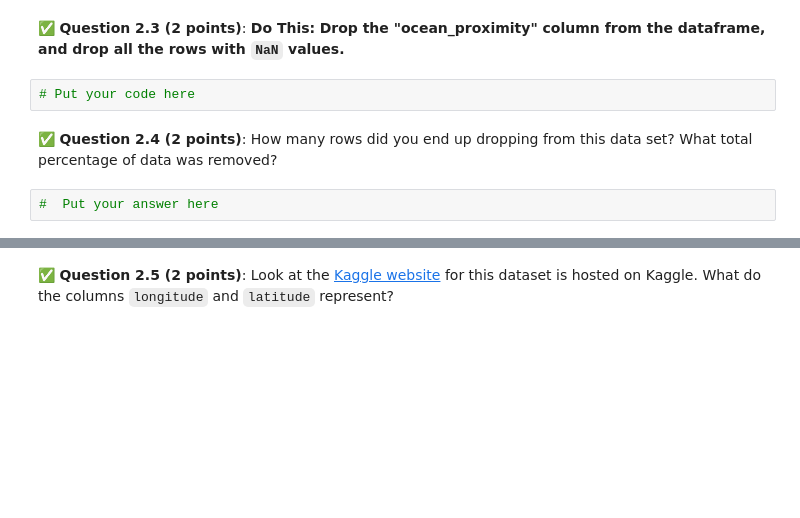
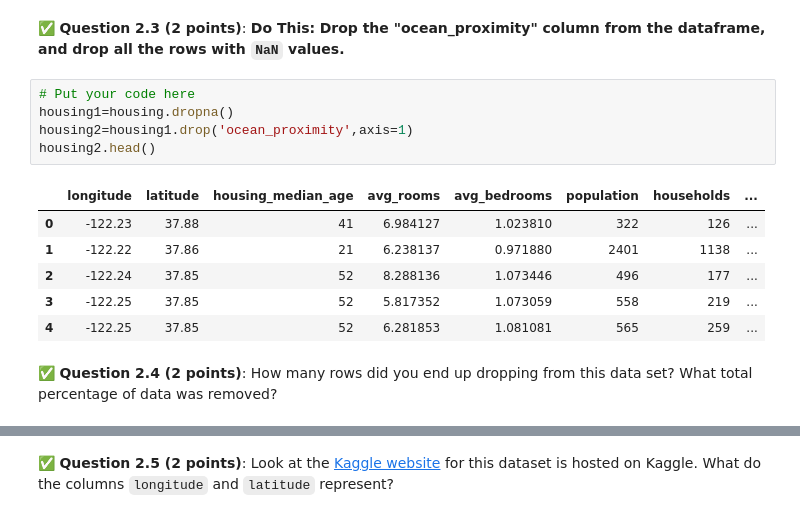
Before and after one commit to eliasel3-hub/CMSE202-f25-turnin, a Jupyter notebook: hw-03/HW-03_Regression-F25-STUDENT.ipynb, the cells around one changed output, grey strips where cells are left out. Drawn from its saved outputs; the diff is of its cells as text; blank space fills up the shorter version.

```diff
--- a/hw-03/HW-03_Regression-F25-STUDENT.ipynb
+++ b/hw-03/HW-03_Regression-F25-STUDENT.ipynb
@@ -124,7 +150,15 @@ Our goal is to use ordinary least squares to design regression models to fit the
 &#9989;  **Question 2.3 (2 points)**: **Do This:** **Drop the "ocean_proximity" column from the dataframe, and drop all the rows with `NaN` values.**
 # %%
 # Put your code here
+housing1=housing.dropna()
+housing2=housing1.drop('ocean_proximity',axis=1)
+housing2.head()
+# %% [output]
+|  | longitude | latitude | housing_median_age | avg_rooms | avg_bedrooms | population | households | ... |
+| 0 | -122.23 | 37.88 | 41 | 6.984127 | 1.023810 | 322 | 126 | ... |
+| 1 | -122.22 | 37.86 | 21 | 6.238137 | 0.971880 | 2401 | 1138 | ... |
+| 2 | -122.24 | 37.85 | 52 | 8.288136 | 1.073446 | 496 | 177 | ... |
+| 3 | -122.25 | 37.85 | 52 | 5.817352 | 1.073059 | 558 | 219 | ... |
+| 4 | -122.25 | 37.85 | 52 | 6.281853 | 1.081081 | 565 | 259 | ... |
 # %% [markdown]
 &#9989;  **Question 2.4 (2 points)**: How many rows did you end up dropping from this data set? What total percentage of data was removed?
-# %%
-#  Put your answer here
```
Also changed, not shown: parts of 12 cells of this notebook, 1 other file.
